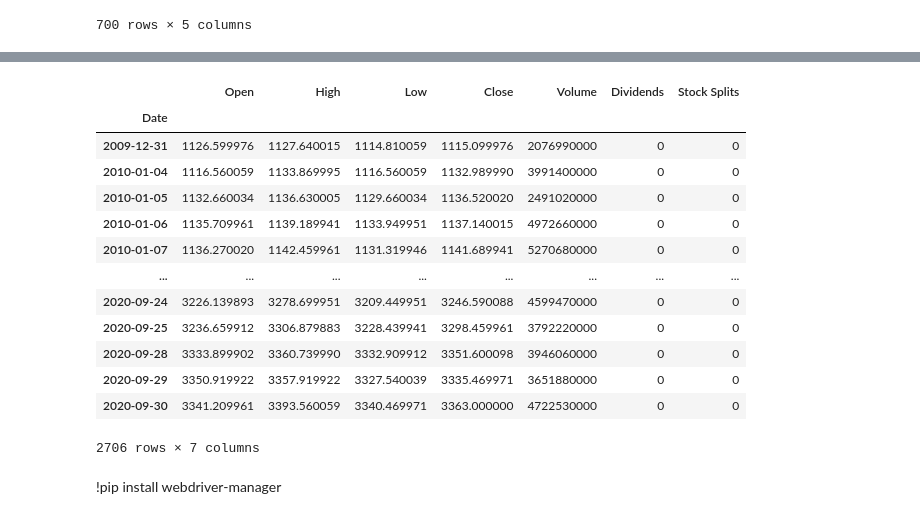
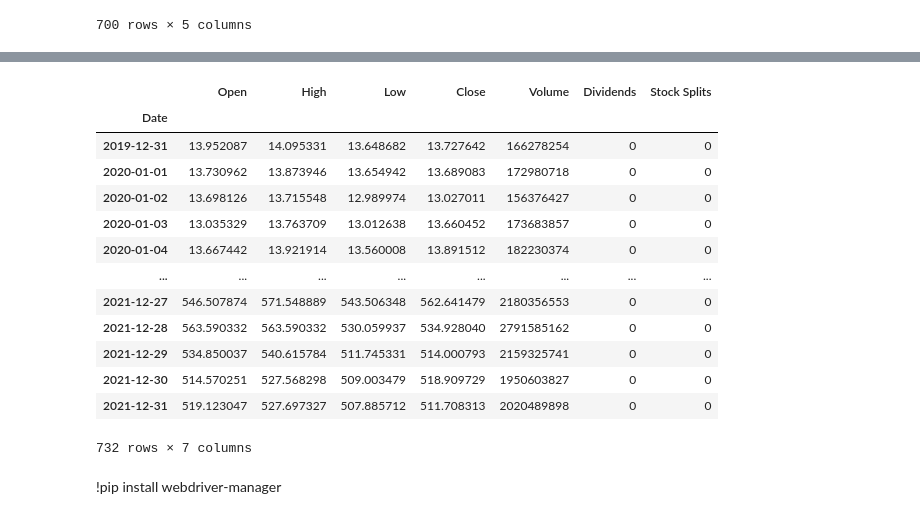
Before and after one commit to thanh31596/crypto_prediction, a Jupyter notebook: data_extraction.ipynb, the cells around one changed output, grey strips where cells are left out. Saved outputs shown, nothing was run; the diff lists cells and outputs as text; code cells hidden in the pictures.

```diff
--- a/data_extraction.ipynb
+++ b/data_extraction.ipynb
@@ -192,2 +223,0 @@ Driver [C:\Users\thanh\.wdm\drivers\chromedriver\win32\96.0.4664.45\chromedriver
-# %%
-tickerData = yf.Ticker('^GSPC')
@@ -214,19 +242,19 @@ data
 # %%
-tickerData.history(period='1d', start='2010-1-1', end='2020-10-1')
+tickerData.history(period='1d', start='2020-1-1', end='2022-1-1')
 # %% [output]
 |  | Open | High | Low | Close | Volume | Dividends | Stock Splits |
 | Date |  |  |  |  |  |  |  |
-| 2009-12-31 | 1126.599976 | 1127.640015 | 1114.810059 | 1115.099976 | 2076990000 | 0 | 0 |
-| 2010-01-04 | 1116.560059 | 1133.869995 | 1116.560059 | 1132.989990 | 3991400000 | 0 | 0 |
-| 2010-01-05 | 1132.660034 | 1136.630005 | 1129.660034 | 1136.520020 | 2491020000 | 0 | 0 |
-| 2010-01-06 | 1135.709961 | 1139.189941 | 1133.949951 | 1137.140015 | 4972660000 | 0 | 0 |
-| 2010-01-07 | 1136.270020 | 1142.459961 | 1131.319946 | 1141.689941 | 5270680000 | 0 | 0 |
+| 2019-12-31 | 13.952087 | 14.095331 | 13.648682 | 13.727642 | 166278254 | 0 | 0 |
+| 2020-01-01 | 13.730962 | 13.873946 | 13.654942 | 13.689083 | 172980718 | 0 | 0 |
+| 2020-01-02 | 13.698126 | 13.715548 | 12.989974 | 13.027011 | 156376427 | 0 | 0 |
+| 2020-01-03 | 13.035329 | 13.763709 | 13.012638 | 13.660452 | 173683857 | 0 | 0 |
+| 2020-01-04 | 13.667442 | 13.921914 | 13.560008 | 13.891512 | 182230374 | 0 | 0 |
 | ... | ... | ... | ... | ... | ... | ... | ... |
-| 2020-09-24 | 3226.139893 | 3278.699951 | 3209.449951 | 3246.590088 | 4599470000 | 0 | 0 |
-| 2020-09-25 | 3236.659912 | 3306.879883 | 3228.439941 | 3298.459961 | 3792220000 | 0 | 0 |
-| 2020-09-28 | 3333.899902 | 3360.739990 | 3332.909912 | 3351.600098 | 3946060000 | 0 | 0 |
-| 2020-09-29 | 3350.919922 | 3357.919922 | 3327.540039 | 3335.469971 | 3651880000 | 0 | 0 |
-| 2020-09-30 | 3341.209961 | 3393.560059 | 3340.469971 | 3363.000000 | 4722530000 | 0 | 0 |
+| 2021-12-27 | 546.507874 | 571.548889 | 543.506348 | 562.641479 | 2180356553 | 0 | 0 |
+| 2021-12-28 | 563.590332 | 563.590332 | 530.059937 | 534.928040 | 2791585162 | 0 | 0 |
+| 2021-12-29 | 534.850037 | 540.615784 | 511.745331 | 514.000793 | 2159325741 | 0 | 0 |
+| 2021-12-30 | 514.570251 | 527.568298 | 509.003479 | 518.909729 | 1950603827 | 0 | 0 |
+| 2021-12-31 | 519.123047 | 527.697327 | 507.885712 | 511.708313 | 2020489898 | 0 | 0 |
-2706 rows × 7 columns
+732 rows × 7 columns
 # %% [markdown]
 !pip install webdriver-manager
```
Also changed, not shown: parts of 12 cells of this notebook.
